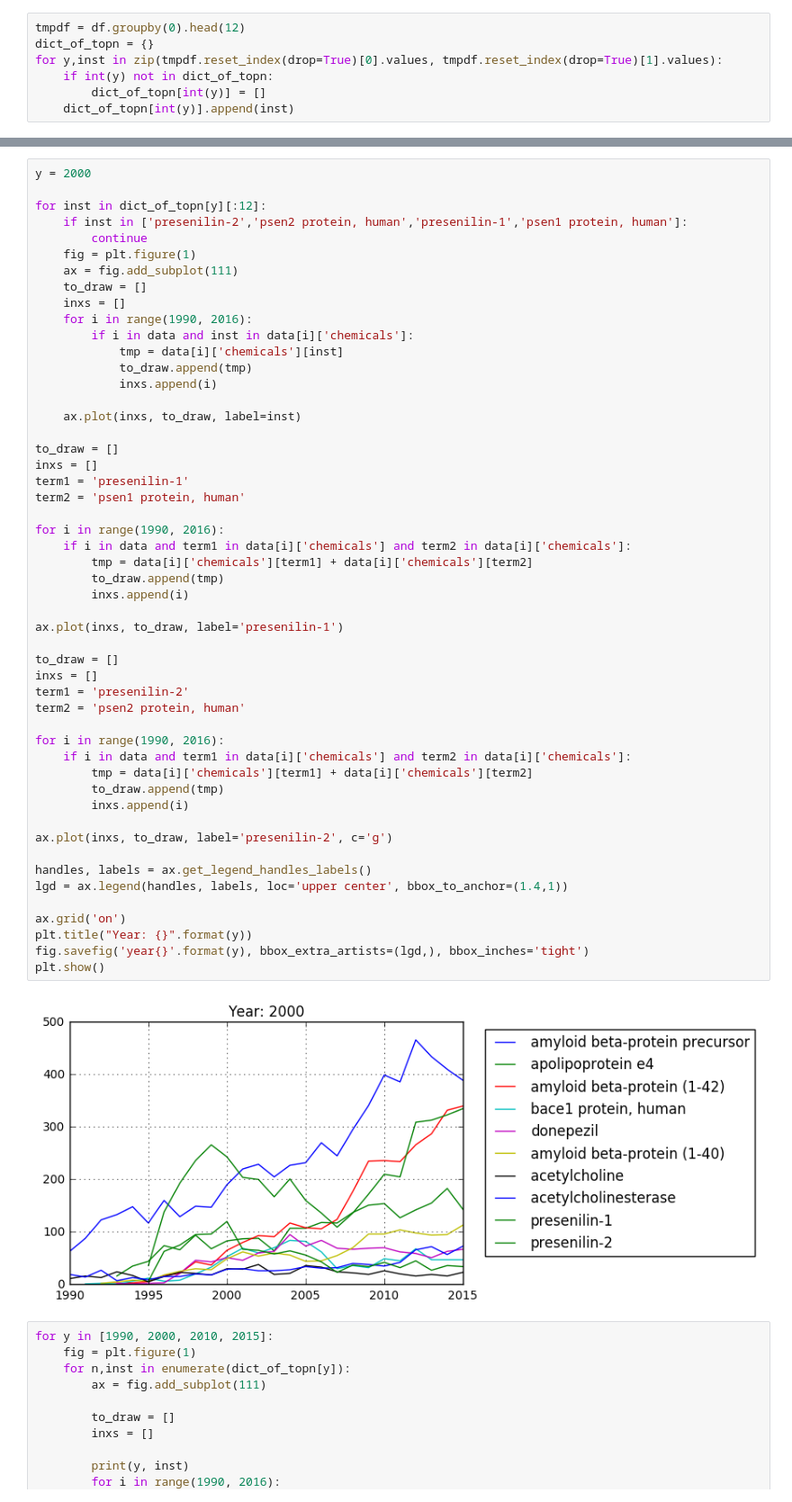
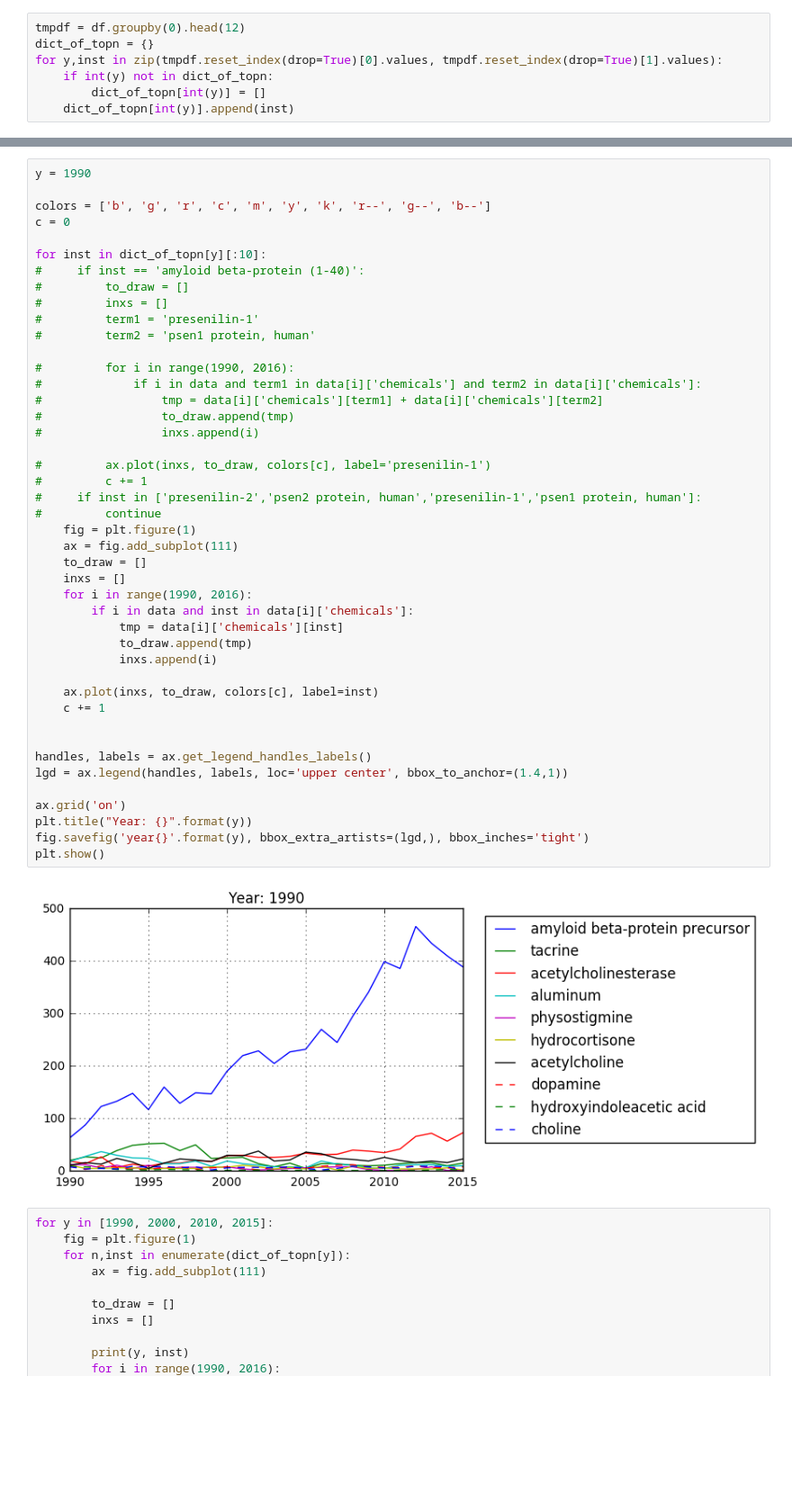
Before and after one commit to akarazeev/BioHack2017, a Jupyter notebook: main.ipynb, the cells around one changed output, grey strips where cells are left out. Shown at 90% size. Cells and saved outputs as stored; diff of their text form; blank space fills up the shorter version.

Commit message:
Add images of years

```diff
--- a/main.ipynb
+++ b/main.ipynb
@@ -387,58 +387,51 @@ donepezil
 glucose
 ########
 # %%
-y = 2000
+y = 1990
 
-for inst in dict_of_topn[y][:12]:
-    if inst in ['presenilin-2','psen2 protein, human','presenilin-1','psen1 protein, human']:
-        continue
+colors = ['b', 'g', 'r', 'c', 'm', 'y', 'k', 'r--', 'g--', 'b--']
+c = 0
+
+for inst in dict_of_topn[y][:10]:
+#     if inst == 'amyloid beta-protein (1-40)':
+#         to_draw = []
+#         inxs = []
+#         term1 = 'presenilin-1'
+#         term2 = 'psen1 protein, human'
+
+#         for i in range(1990, 2016):
+#             if i in data and term1 in data[i]['chemicals'] and term2 in data[i]['chemicals']:
+#                 tmp = data[i]['chemicals'][term1] + data[i]['chemicals'][term2]
+#                 to_draw.append(tmp)
+#                 inxs.append(i)
+
+#         ax.plot(inxs, to_draw, colors[c], label='presenilin-1')
+#         c += 1
+#     if inst in ['presenilin-2','psen2 protein, human','presenilin-1','psen1 protein, human']:
+#         continue
     fig = plt.figure(1)
     ax = fig.add_subplot(111)
     to_draw = []
     inxs = []
     for i in range(1990, 2016):
         if i in data and inst in data[i]['chemicals']:
             tmp = data[i]['chemicals'][inst]
             to_draw.append(tmp)
             inxs.append(i)
 
-    ax.plot(inxs, to_draw, label=inst)
+    ax.plot(inxs, to_draw, colors[c], label=inst)
+    c += 1
 
-to_draw = []
-inxs = []
-term1 = 'presenilin-1'
-term2 = 'psen1 protein, human'
-
-for i in range(1990, 2016):
-    if i in data and term1 in data[i]['chemicals'] and term2 in data[i]['chemicals']:
-        tmp = data[i]['chemicals'][term1] + data[i]['chemicals'][term2]
-        to_draw.append(tmp)
-        inxs.append(i)
-
-ax.plot(inxs, to_draw, label='presenilin-1')
-
-to_draw = []
-inxs = []
-term1 = 'presenilin-2'
-term2 = 'psen2 protein, human'
-
-for i in range(1990, 2016):
-    if i in data and term1 in data[i]['chemicals'] and term2 in data[i]['chemicals']:
-        tmp = data[i]['chemicals'][term1] + data[i]['chemicals'][term2]
-        to_draw.append(tmp)
-        inxs.append(i)
-
-ax.plot(inxs, to_draw, label='presenilin-2', c='g')
 
 handles, labels = ax.get_legend_handles_labels()
 lgd = ax.legend(handles, labels, loc='upper center', bbox_to_anchor=(1.4,1))
 
 ax.grid('on')
 plt.title("Year: {}".format(y))
 fig.savefig('year{}'.format(y), bbox_extra_artists=(lgd,), bbox_inches='tight')
 plt.show()
 # %% [output]
-[figure, old version]
+[figure, new version]
 # %%
 for y in [1990, 2000, 2010, 2015]:
     fig = plt.figure(1)
```
Also changed, not shown: 4 other files.
